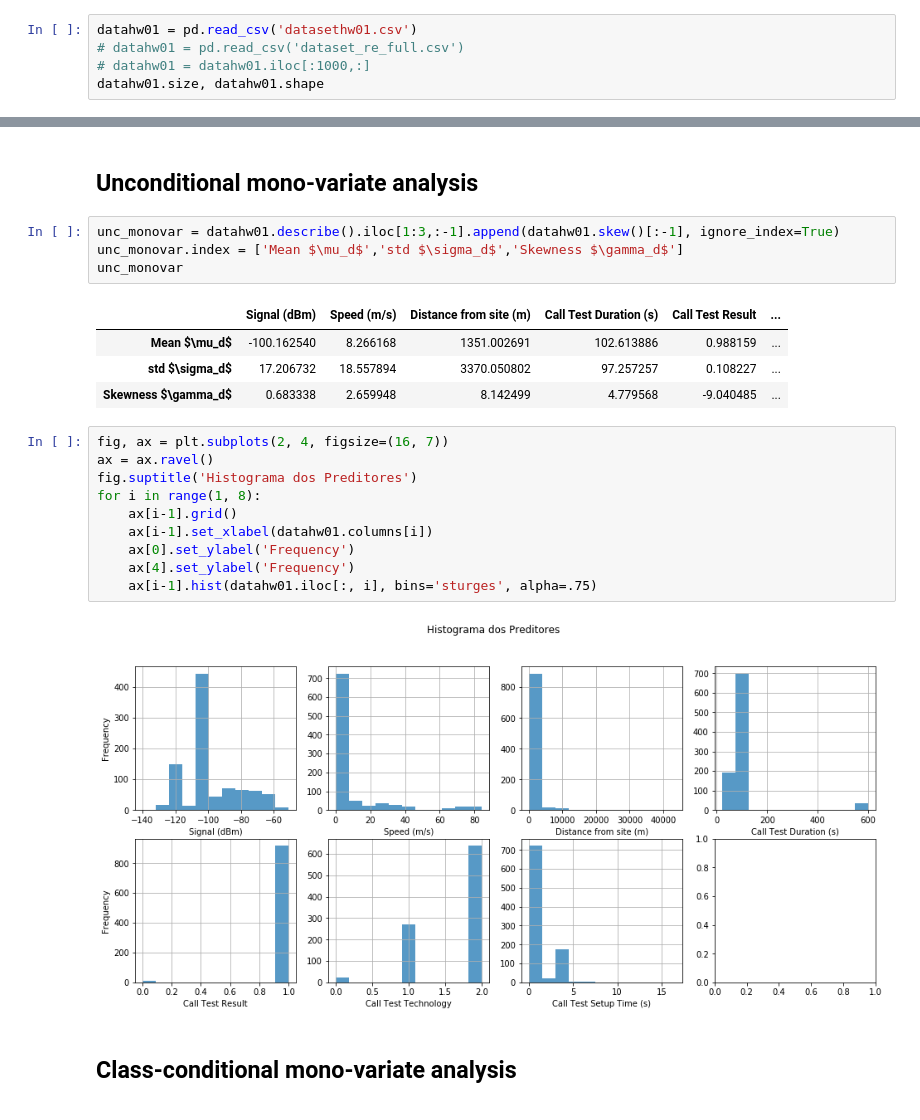
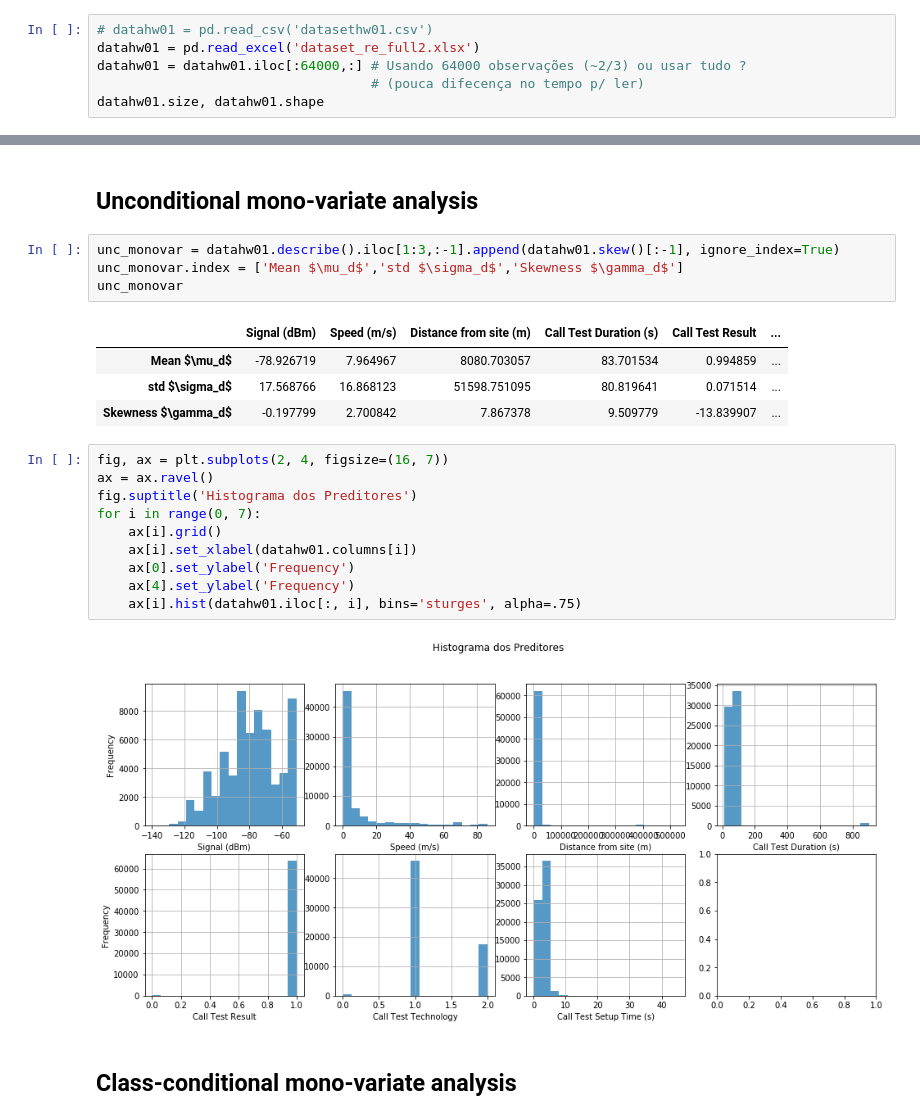
Before and after one commit to ezequiasjunior/ica2019.2, a Jupyter notebook: data_preprocess.ipynb, the cells around one changed output, grey strips where cells are left out. Drawn from its saved outputs; the diff is of its cells as text.

```diff
--- a/data_preprocess.ipynb
+++ b/data_preprocess.ipynb
@@ -5,8 +5,9 @@ import matplotlib.pyplot as plt
 # %% [markdown]
 ## Data
 # %%
-datahw01 = pd.read_csv('datasethw01.csv')
-# datahw01 = pd.read_csv('dataset_re_full.csv')
-# datahw01 = datahw01.iloc[:1000,:]
+# datahw01 = pd.read_csv('datasethw01.csv')
+datahw01 = pd.read_excel('dataset_re_full2.xlsx')
+datahw01 = datahw01.iloc[:64000,:] # Usando 64000 observações (~2/3) ou usar tudo ?
+                                   # (pouca difecença no tempo p/ ler)
 datahw01.size, datahw01.shape
 # %% [output]
@@ -28,21 +29,21 @@ unc_monovar.index = ['Mean $\mu_d$','std $\sigma_d$','Skewness $\gamma_d$']
 unc_monovar
 # %% [output]
 |  | Signal (dBm) | Speed (m/s) | Distance from site (m) | Call Test Duration (s) | Call Test Result | ... |
-| Mean $\mu_d$ | -100.162540 | 8.266168 | 1351.002691 | 102.613886 | 0.988159 | ... |
-| std $\sigma_d$ | 17.206732 | 18.557894 | 3370.050802 | 97.257257 | 0.108227 | ... |
-| Skewness $\gamma_d$ | 0.683338 | 2.659948 | 8.142499 | 4.779568 | -9.040485 | ... |
+| Mean $\mu_d$ | -78.926719 | 7.964967 | 8080.703057 | 83.701534 | 0.994859 | ... |
+| std $\sigma_d$ | 17.568766 | 16.868123 | 51598.751095 | 80.819641 | 0.071514 | ... |
+| Skewness $\gamma_d$ | -0.197799 | 2.700842 | 7.867378 | 9.509779 | -13.839907 | ... |
 # %%
 fig, ax = plt.subplots(2, 4, figsize=(16, 7))
 ax = ax.ravel()
 fig.suptitle('Histograma dos Preditores')
-for i in range(1, 8):
-    ax[i-1].grid()
-    ax[i-1].set_xlabel(datahw01.columns[i])
+for i in range(0, 7):
+    ax[i].grid()
+    ax[i].set_xlabel(datahw01.columns[i])
     ax[0].set_ylabel('Frequency')
     ax[4].set_ylabel('Frequency')
-    ax[i-1].hist(datahw01.iloc[:, i], bins='sturges', alpha=.75)
+    ax[i].hist(datahw01.iloc[:, i], bins='sturges', alpha=.75)
 # %% [output]
-[figure, old version]
+[figure, new version]
 # %% [markdown]
 ## Class-conditional mono-variate analysis
 # %%
```
Also changed, not shown: parts of 9 cells of this notebook.
